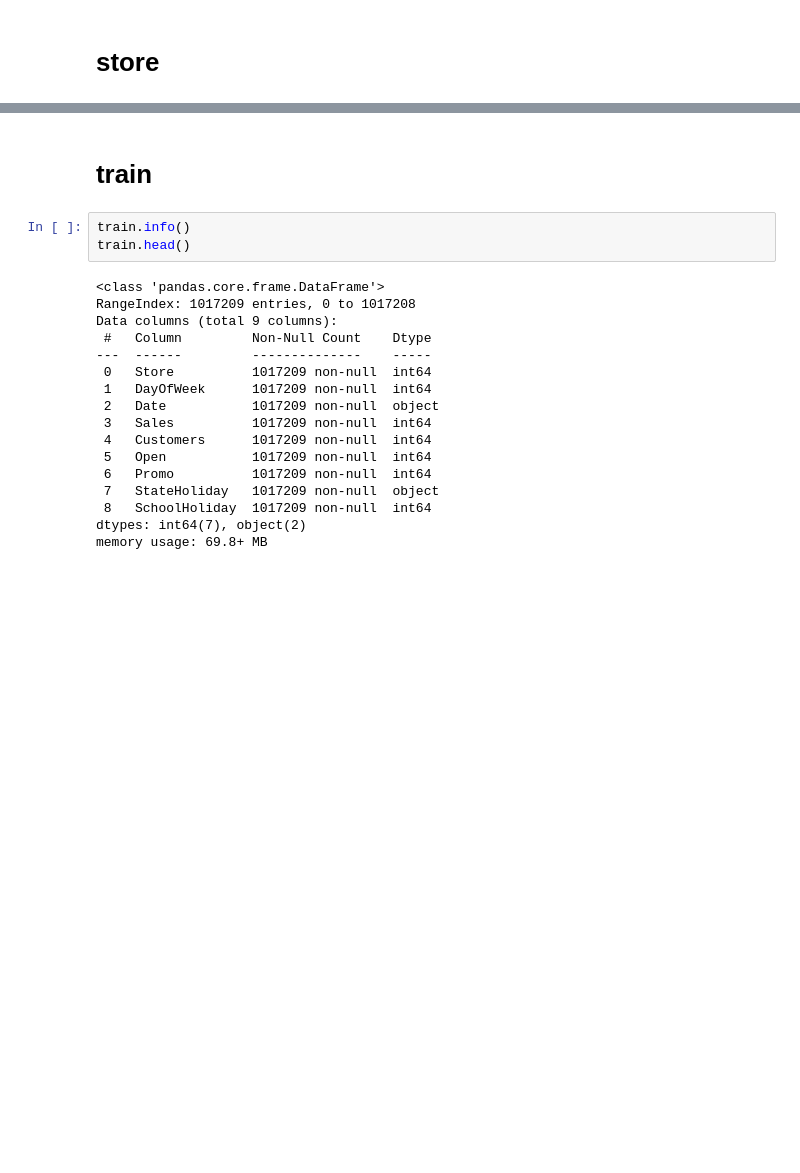
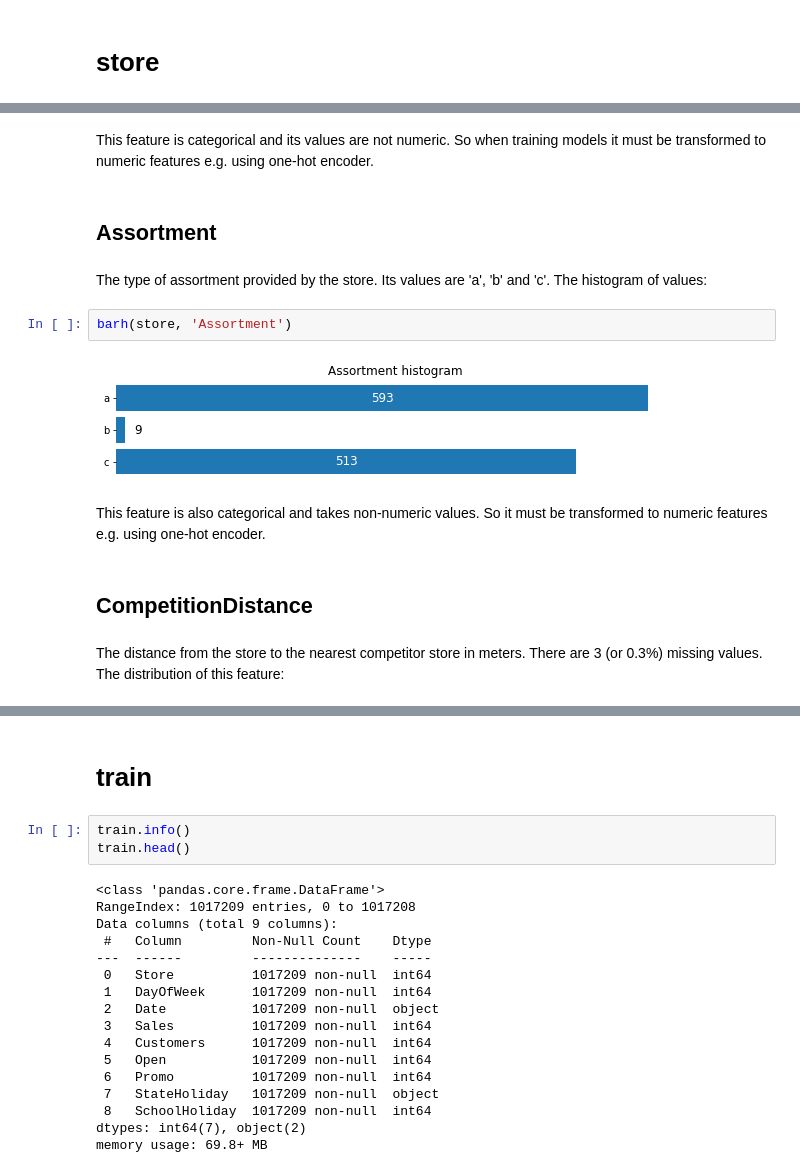
Before and after one commit to vkhmara/EPAM-Internship, a Jupyter notebook: Rossmann Store Sales/EDA.ipynb, the cells around one changed output, grey strips where cells are left out. Saved outputs shown, nothing was run; the diff lists cells and outputs as text; blank space fills up the shorter version.

```diff
--- a/Rossmann Store Sales/EDA.ipynb
+++ b/Rossmann Store Sales/EDA.ipynb
@@ -203,0 +147,16 @@ profile_store.to_file('report store.html')
+# %% [markdown]
+This feature is categorical and its values are not numeric. So when training models it must be transformed to numeric features e.g. using one-hot encoder.
+# %% [markdown]
+## Assortment
+# %% [markdown]
+The type of assortment provided by the store. Its values are 'a', 'b' and 'c'. The histogram of values:
+# %%
+barh(store, 'Assortment')
+# %% [output]
+[figure, added]
+# %% [markdown]
+This feature is also categorical and takes non-numeric values. So it must be transformed to numeric features e.g. using one-hot encoder.
+# %% [markdown]
+## CompetitionDistance
+# %% [markdown]
+The distance from the store to the nearest competitor store in meters. There are 3 (or 0.3%) missing values. The distribution of this feature:
```
Also changed, not shown: parts of 143 cells of this notebook.
